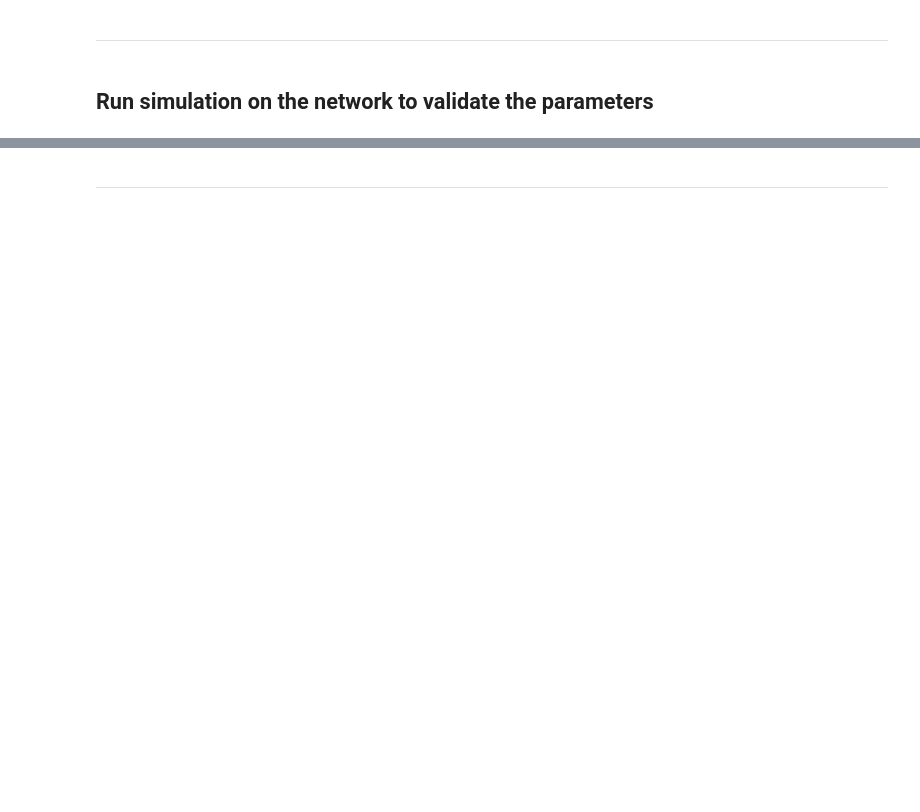
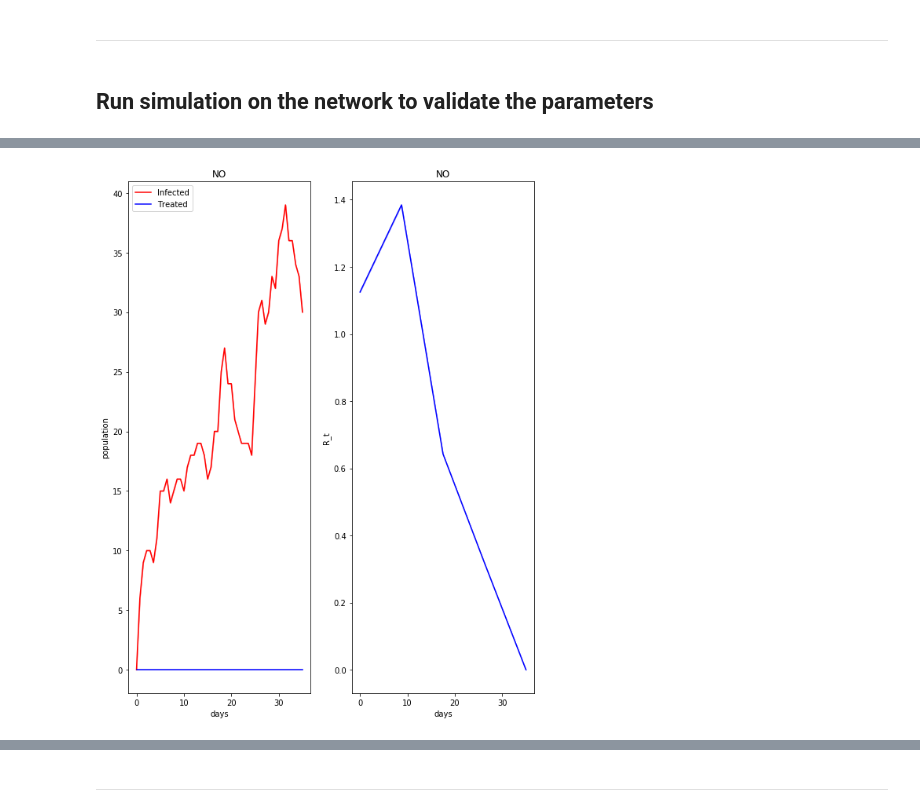
Before and after one commit to Networks-Learning/disease-control, a Jupyter notebook: notebooks/main.ipynb, the cells around one changed output, grey strips where cells are left out. Drawn from its saved outputs; the diff is of its cells as text; code cells hidden in the pictures; blank space fills up the shorter version.

```diff
--- a/notebooks/main.ipynb
+++ b/notebooks/main.ipynb
@@ -219,0 +314,96 @@ plot_populations(sir, tfreq=100)
+# %%
+def estimate_Rt(sir, tspace):
+    r_t = []
+    for t in tspace:
+        early_infected_node_args = (sir.inf_occured_at >= t) & (sir.inf_occured_at < t + 7)
+        early_infected_nodes_idx = np.where(early_infected_node_args)[0]
+        s = sum(early_infected_node_args)
+        if s > 0:
+            r_t.append(sir.num_child_inf[early_infected_node_args].sum() / s)
+        else:
+            r_t.append(0)
+    return r_t
+
+def plot_populations(res, tfreq=100):
+
+    # individual
+    rows, cols = len(res), 2
+    fig, axs = plt.subplots(rows, cols, sharey='col', figsize=(4 * cols, 2 * rows + 8))
+
+    for j, (policy, samples) in enumerate(res):
+
+        # population
+        ax = axs[j, 0] if rows > 1 else axs[0]
+        susceptible = np.zeros((tfreq, len(samples)))
+        infected = np.zeros((tfreq, len(samples)))
+        removed = np.zeros((tfreq, len(samples)))
+        treated = np.zeros((tfreq, len(samples)))
+        for k, sir_obj in enumerate(samples):
+            tspace = np.linspace(0, sir_obj.max_time, tfreq)
+            for l, t in enumerate(tspace):
+                susceptible[l, k] = np.sum(sir_obj.nodes_at_time('S', t))
+                infected[l, k] = np.sum(sir_obj.nodes_at_time('I', t))
+                removed[l, k] = np.sum(sir_obj.nodes_at_time('R', t))
+                treated[l, k] = np.sum(sir_obj.nodes_at_time('T', t))
+
+        sus_mean, sus_std = np.mean(susceptible, axis=1), np.std(susceptible, axis=1)
+        inf_mean, inf_std = np.mean(infected, axis=1), np.std(infected, axis=1)
+        tre_mean, tre_std = np.mean(treated, axis=1), np.std(treated, axis=1)
+
+        ax.plot(tspace, inf_mean, label='Infected', color='red')
+        ax.fill_between(tspace, inf_mean - inf_std, inf_mean + inf_std, color='red', alpha=0.3)
+
+        ax.plot(tspace, tre_mean, label='Treated', color='blue')
+        ax.fill_between(tspace, tre_mean - tre_std, tre_mean + tre_std, color='blue', alpha=0.3)
+
+        ax.set_xlabel('days')
+        ax.set_ylabel('population')
+        ax.set_title(policy)
+        if j == 0:
+            ax.legend();
+
+        # r_t
+        ax = axs[j, 1] if rows > 1 else axs[1]
+        r_ts =  np.zeros((int(tfreq / 10.0), len(samples)))
+        for k, sir_obj in enumerate(samples):
+            tspace = np.linspace(0, sir_obj.max_time, int(tfreq / 10.0))
+            r_ts[:, k] = estimate_Rt(sir_obj, tspace)
+
+        r_mean, r_std = np.mean(r_ts, axis=1), np.std(r_ts, axis=1)
+
+        ax.plot(tspace, r_mean, label='R_t', color='blue')
+        ax.fill_between(tspace, r_mean - r_std, r_mean + r_std, color='blue', alpha=0.3)
+
+        ax.set_xlabel('days')
+        ax.set_ylabel('R_t')
+        ax.set_title(policy)
+
+    plt.tight_layout()
+
+    # all infections only
+    plt.figure(figsize=(8, 8))
+    for j, (policy, samples) in enumerate(res):
+
+        infected = np.zeros((tfreq, len(samples)))
+
+        for k, sir_obj in enumerate(samples):
+            tspace = np.linspace(0, sir_obj.max_time, tfreq)
+            for l, t in enumerate(tspace):
+                infected[l, k] = np.sum(sir_obj.nodes_at_time('I', t))
+
+        inf_mean, inf_std = np.mean(infected, axis=1), np.std(infected, axis=1)
+
+        plt.plot(tspace, inf_mean, label=policy)
+        plt.fill_between(tspace, inf_mean - inf_std, inf_mean + inf_std, alpha=0.3)
+
+
+    plt.xlabel('days')
+    plt.ylabel('population')
+    plt.legend();
+
+    plt.title('Infected by policy')
+    plt.tight_layout()
+
+plot_populations(res, tfreq=50)
+# %% [output]
+[figure, added]
```
Also changed, not shown: parts of 33 cells of this notebook, 6 other files.
